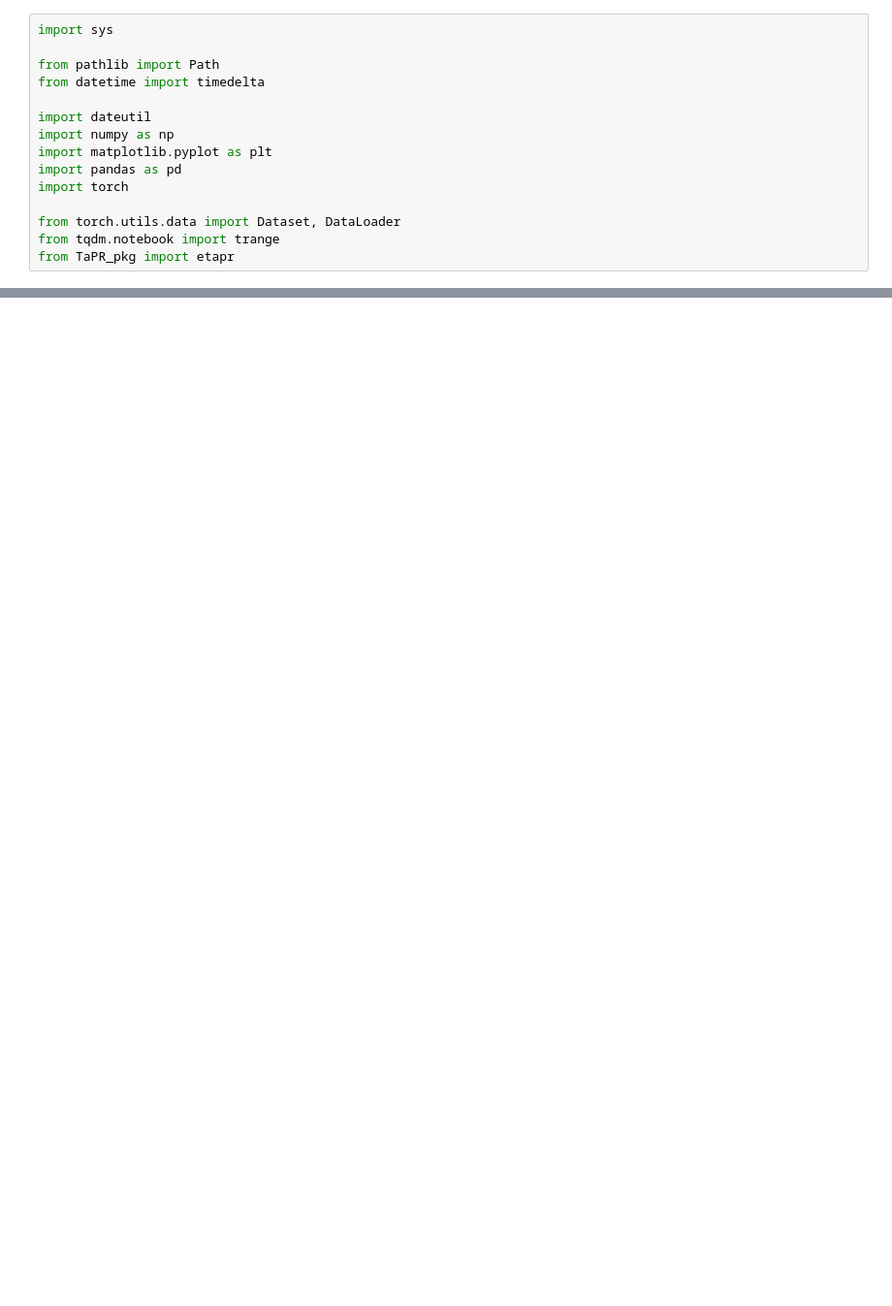
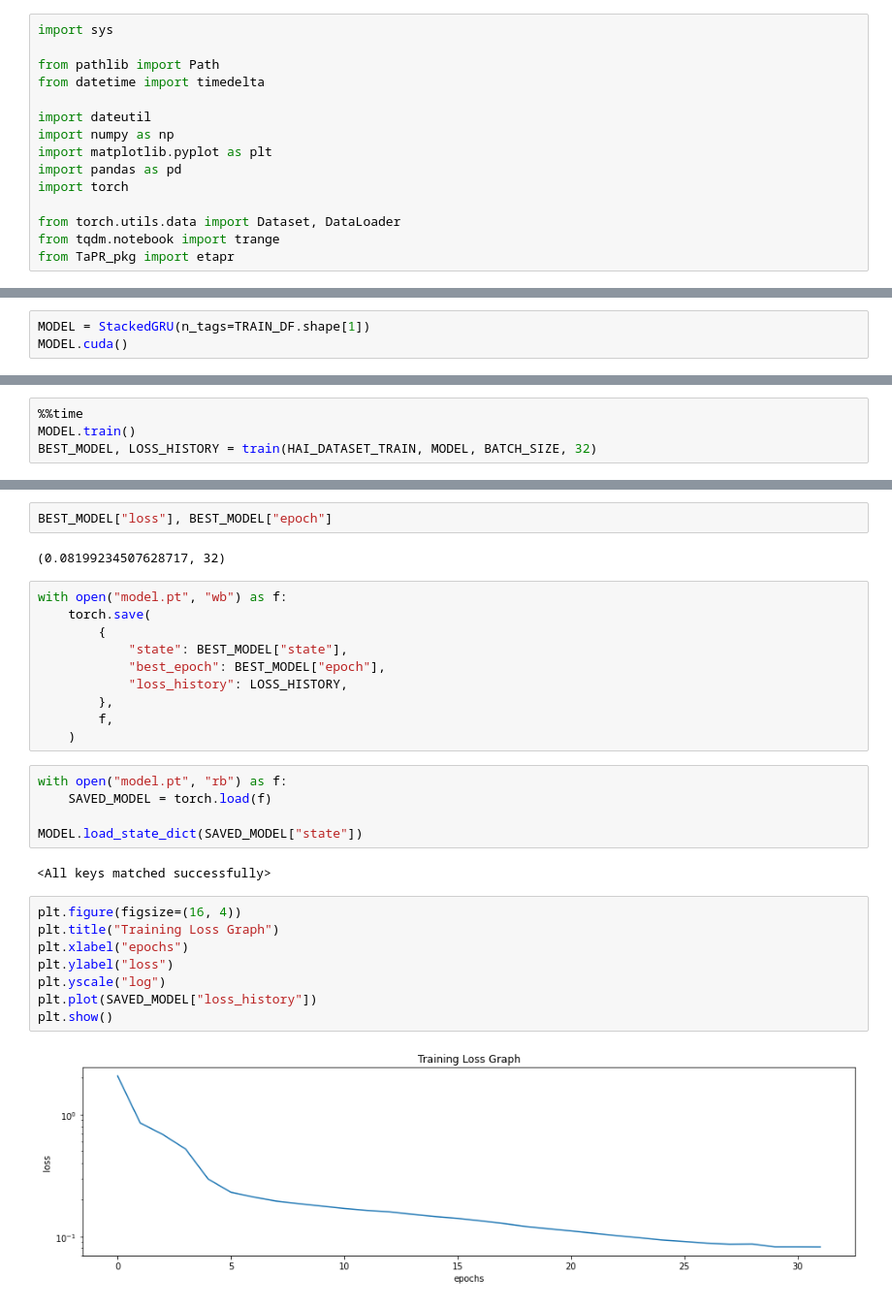
Before and after one commit to raccoon2389/AI_prac, a Jupyter notebook: Dacon/comp5/base.ipynb, the cells around one changed output, grey strips where cells are left out. Shown at 97% size. Saved outputs shown, nothing was run; the diff lists cells and outputs as text; blank space fills up the shorter version.

```diff
--- a/Dacon/comp5/base.ipynb
+++ b/Dacon/comp5/base.ipynb
@@ -33,0 +192,3 @@ NameError: name 'Path' is not defined
+# %%
+MODEL = StackedGRU(n_tags=TRAIN_DF.shape[1])
+MODEL.cuda()
@@ -33,0 +226,4 @@ NameError: name 'Path' is not defined
+# %%
+%%time
+MODEL.train()
+BEST_MODEL, LOSS_HISTORY = train(HAI_DATASET_TRAIN, MODEL, BATCH_SIZE, 32)
@@ -33,0 +232,31 @@ NameError: name 'Path' is not defined
+# %%
+BEST_MODEL["loss"], BEST_MODEL["epoch"]
+# %% [output]
+(0.08199234507628717, 32)
+# %%
+with open("model.pt", "wb") as f:
+    torch.save(
+        {
+            "state": BEST_MODEL["state"],
+            "best_epoch": BEST_MODEL["epoch"],
+            "loss_history": LOSS_HISTORY,
+        },
+        f,
+    )
+# %%
+with open("model.pt", "rb") as f:
+    SAVED_MODEL = torch.load(f)
+
+MODEL.load_state_dict(SAVED_MODEL["state"])
+# %% [output]
+<All keys matched successfully>
+# %%
+plt.figure(figsize=(16, 4))
+plt.title("Training Loss Graph")
+plt.xlabel("epochs")
+plt.ylabel("loss")
+plt.yscale("log")
+plt.plot(SAVED_MODEL["loss_history"])
+plt.show()
+# %% [output]
+[figure, added]
```
Also changed, not shown: parts of 18 cells of this notebook, 1 other file.
